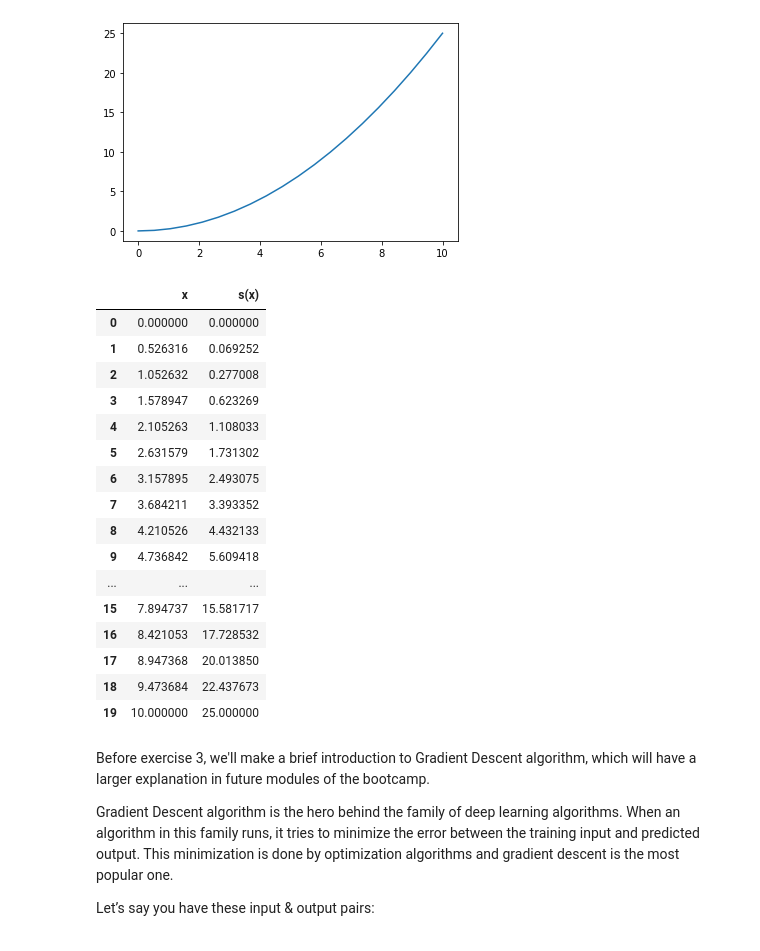
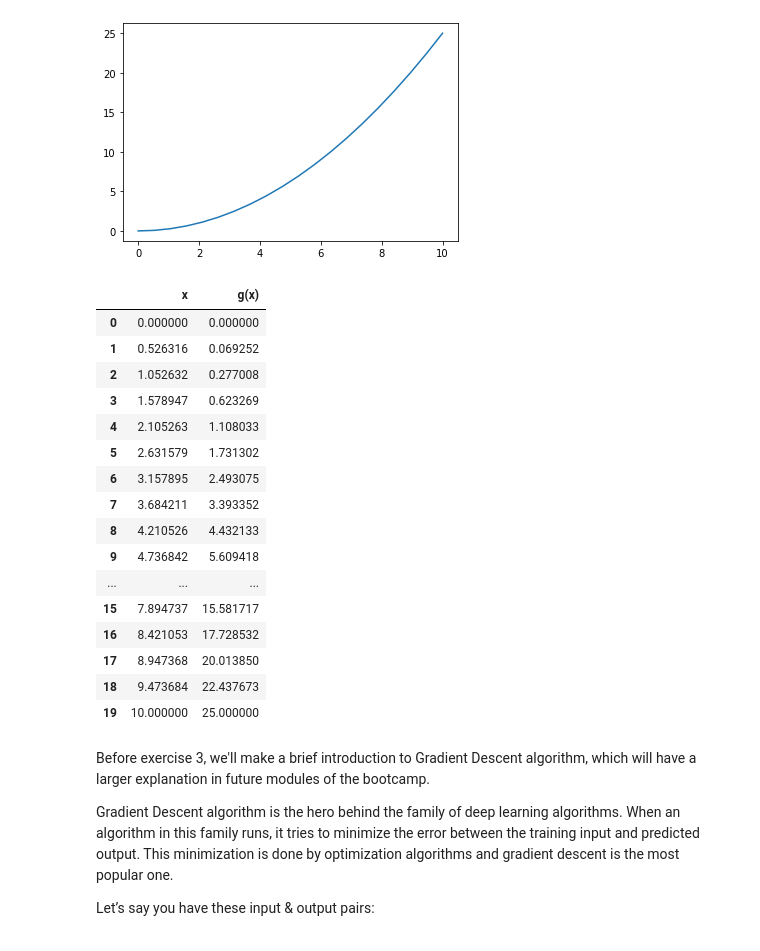
Before and after one commit to karenL26/calculus-and-algebra-problems-with-python, a Jupyter notebook: problems.ipynb, the cells around one changed output. Saved outputs shown, nothing was run; the diff lists cells and outputs as text; code cells hidden in the pictures.

```diff
--- a/problems.ipynb
+++ b/problems.ipynb
@@ -73,19 +74,19 @@ The first derivative of the speed function is acceleration. I realise that the s
 Build the function on x∈[0,10] and create a graph and a table.
 # %%
 #define and plot the function
-def s(x):
+def g(x):
     return x**2 * 2.5/10
 x = np.linspace(0,10,20)
-plt.plot(x, s(x))
+plt.plot(x, g(x))
 # %% [output]
 [<matplotlib.lines.Line2D at 0x...>]
 [figure]
 # %%
 #create a dataframe
-s1 = pd.DataFrame({'x': x, 's(x)': s(x)})
-s1
+g1 = pd.DataFrame({'x': x, 'g(x)': g(x)})
+g1
 # %% [output]
-|  | x | s(x) |
+|  | x | g(x) |
 | 0 | 0.000000 | 0.000000 |
 | 1 | 0.526316 | 0.069252 |
 | 2 | 1.052632 | 0.277008 |
```
Also changed, not shown: parts of 10 cells of this notebook.
